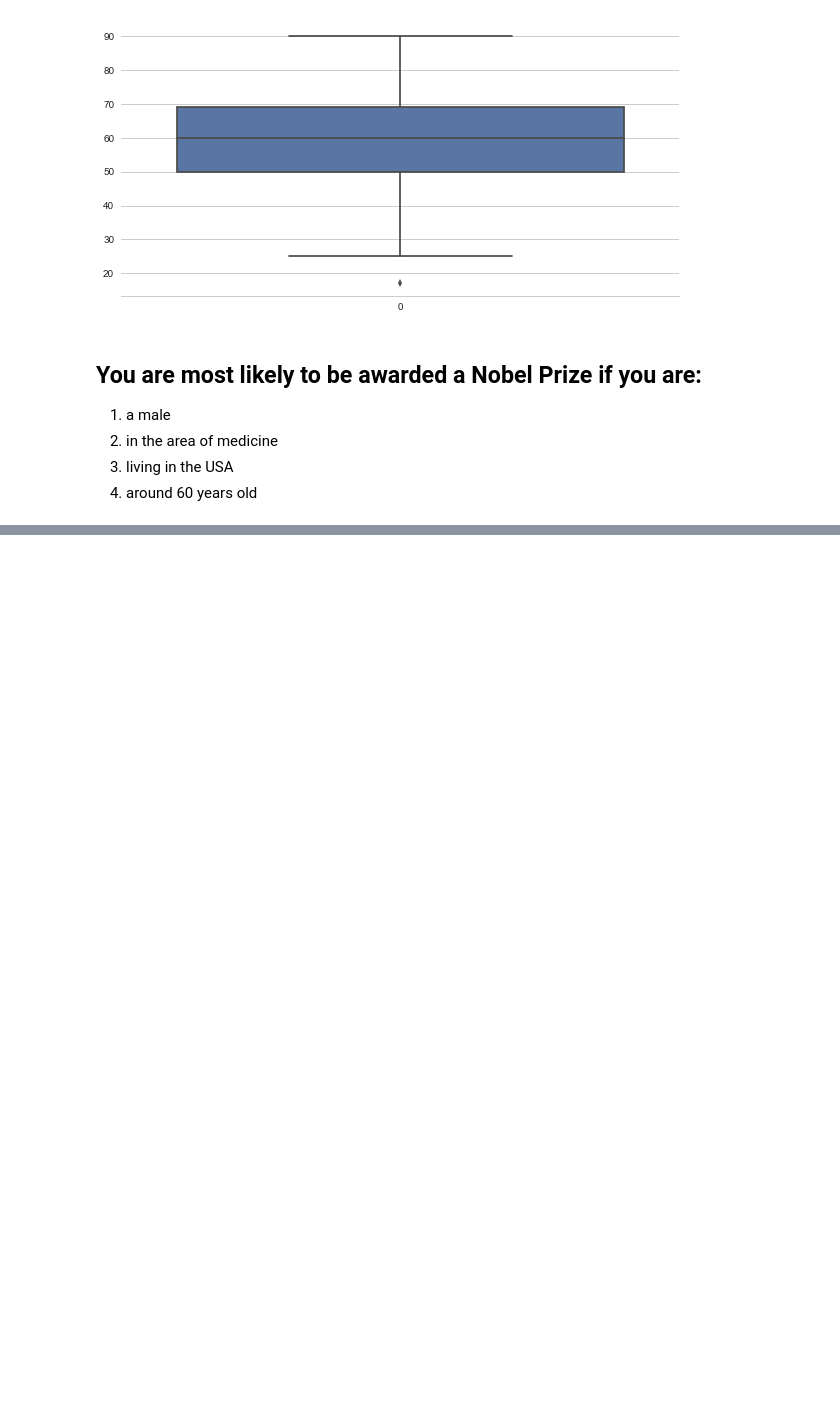
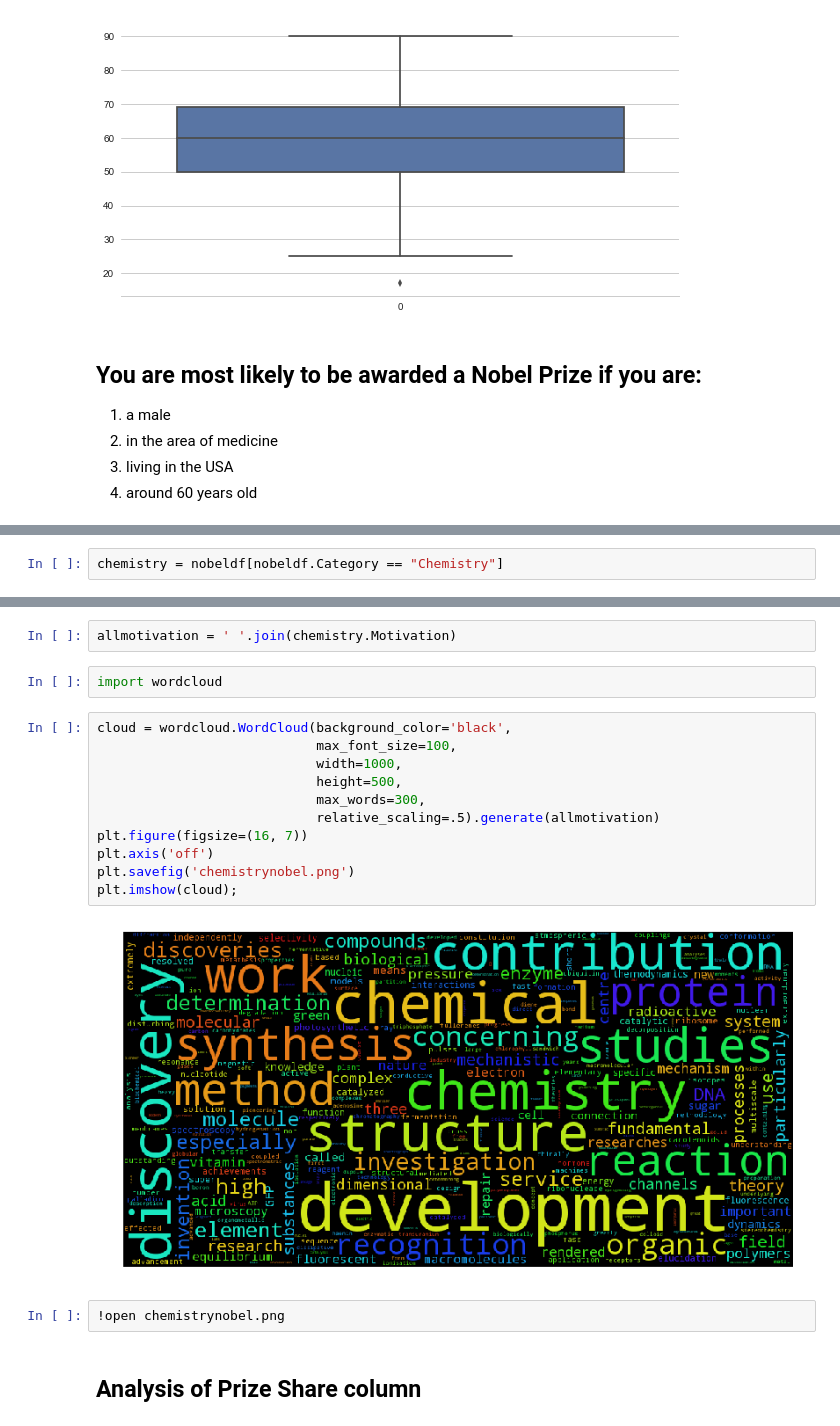
Before and after one commit to mudspringhiker/nobel_prize, a Jupyter notebook: exploratory_analysis.ipynb, the cells around one changed output, grey strips where cells are left out. Cells and saved outputs as stored; diff of their text form; blank space fills up the shorter version.

```diff
--- a/exploratory_analysis.ipynb
+++ b/exploratory_analysis.ipynb
@@ -262,0 +384,2 @@ sns.despine(left=True)
+# %%
+chemistry = nobeldf[nobeldf.Category == "Chemistry"]
@@ -262,0 +433,21 @@ sns.despine(left=True)
+# %%
+allmotivation = ' '.join(chemistry.Motivation)
+# %%
+import wordcloud
+# %%
+cloud = wordcloud.WordCloud(background_color='black',
+                            max_font_size=100,
+                            width=1000,
+                            height=500,
+                            max_words=300,
+                            relative_scaling=.5).generate(allmotivation)
+plt.figure(figsize=(16, 7))
+plt.axis('off')
+plt.savefig('chemistrynobel.png')
+plt.imshow(cloud);
+# %% [output]
+[figure, added]
+# %%
+!open chemistrynobel.png
+# %% [markdown]
+## Analysis of Prize Share column
```
Also changed, not shown: parts of 23 cells of this notebook.
